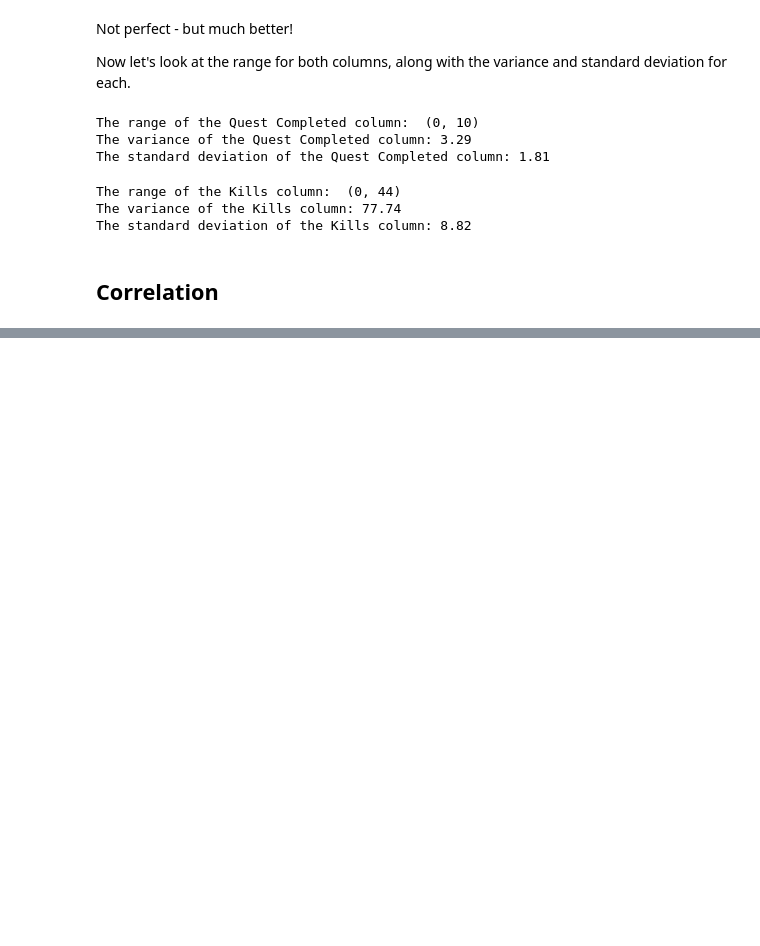
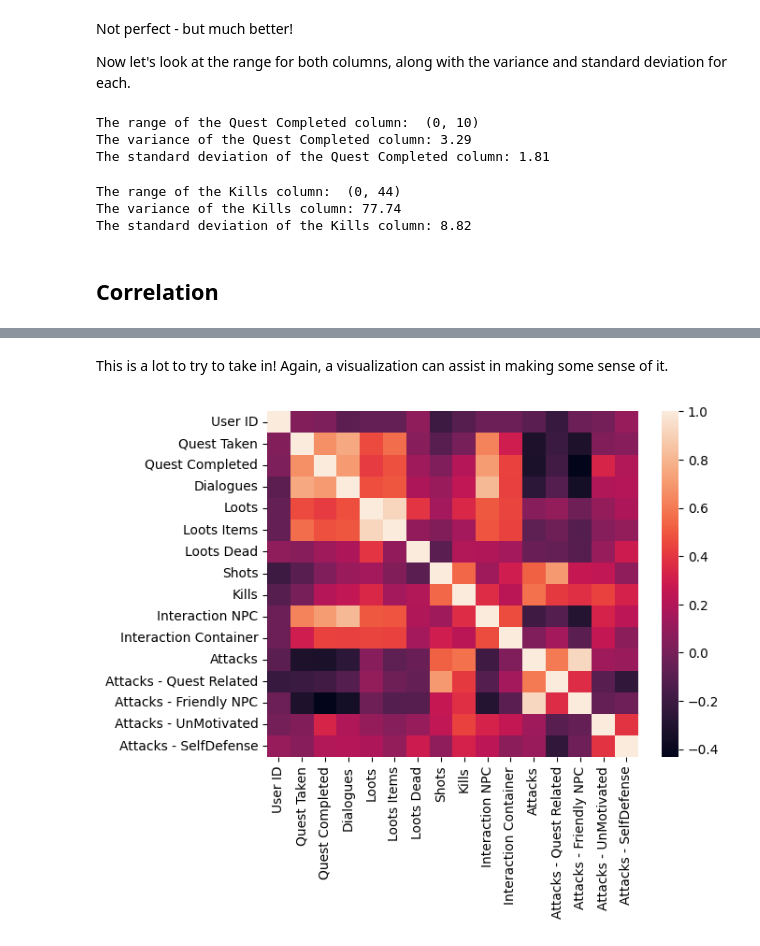
Before and after one commit to ttellner/GameDataScienceInPython, a Jupyter notebook: Labs_Chapter3_Python/Chapter3_Lab1.ipynb, the cells around one changed output, grey strips where cells are left out. Cells and saved outputs as stored; diff of their text form; code cells hidden in the pictures; blank space fills up the shorter version.

```diff
--- a/Labs_Chapter3_Python/Chapter3_Lab1.ipynb
+++ b/Labs_Chapter3_Python/Chapter3_Lab1.ipynb
@@ -184,0 +218,4 @@ The standard deviation of the Kills column: 8.82
+# %%
+#First, let's make sure all measures are limitted to two decimal places and it only uses numeric columens.
+vpal_corr = vpal_df1.corr(numeric_only=True)
+round(vpal_corr, 2)
@@ -184,0 +240,6 @@ The standard deviation of the Kills column: 8.82
+# %% [markdown]
+This is a lot to try to take in! Again, a visualization can assist in making some sense of it.
+# %%
+sns.heatmap(vpal_corr);
+# %% [output]
+[figure, added]
```
Also changed, not shown: parts of 10 cells of this notebook.
